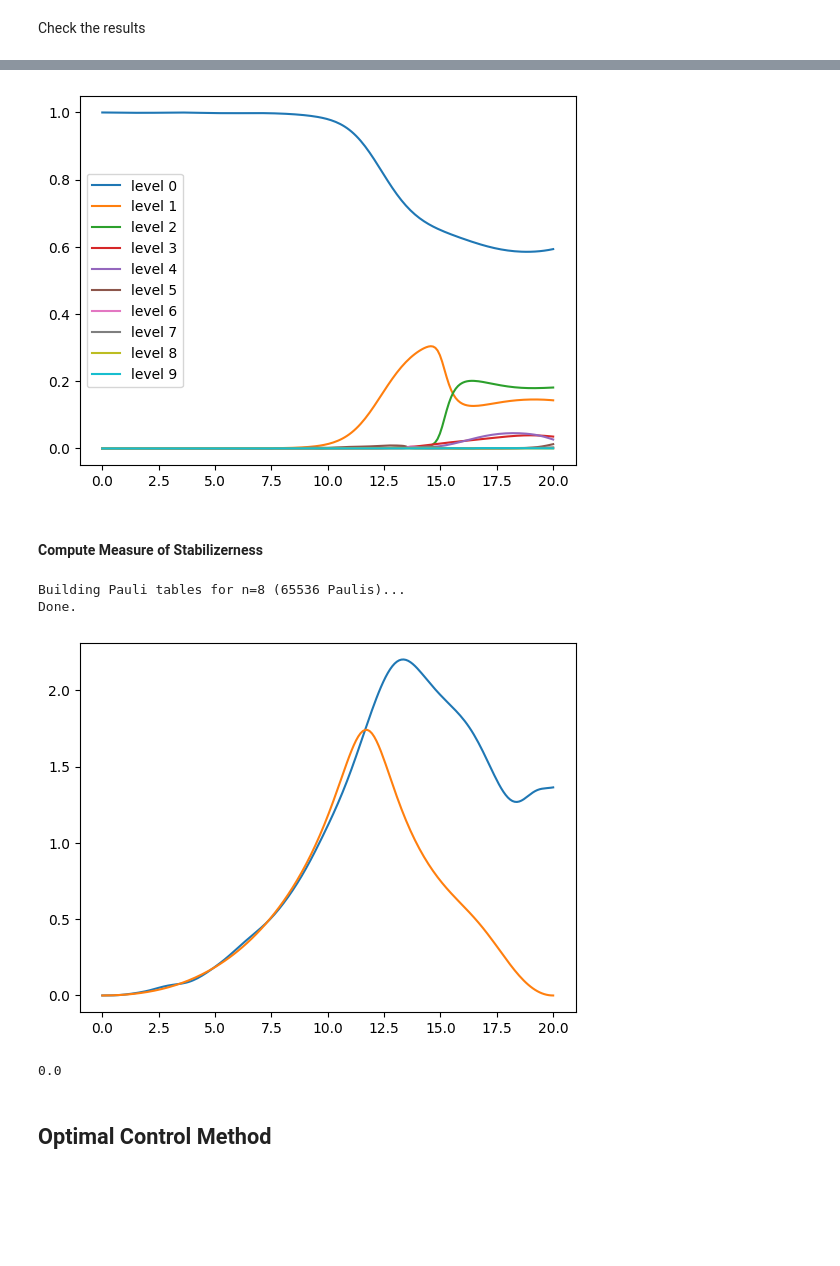
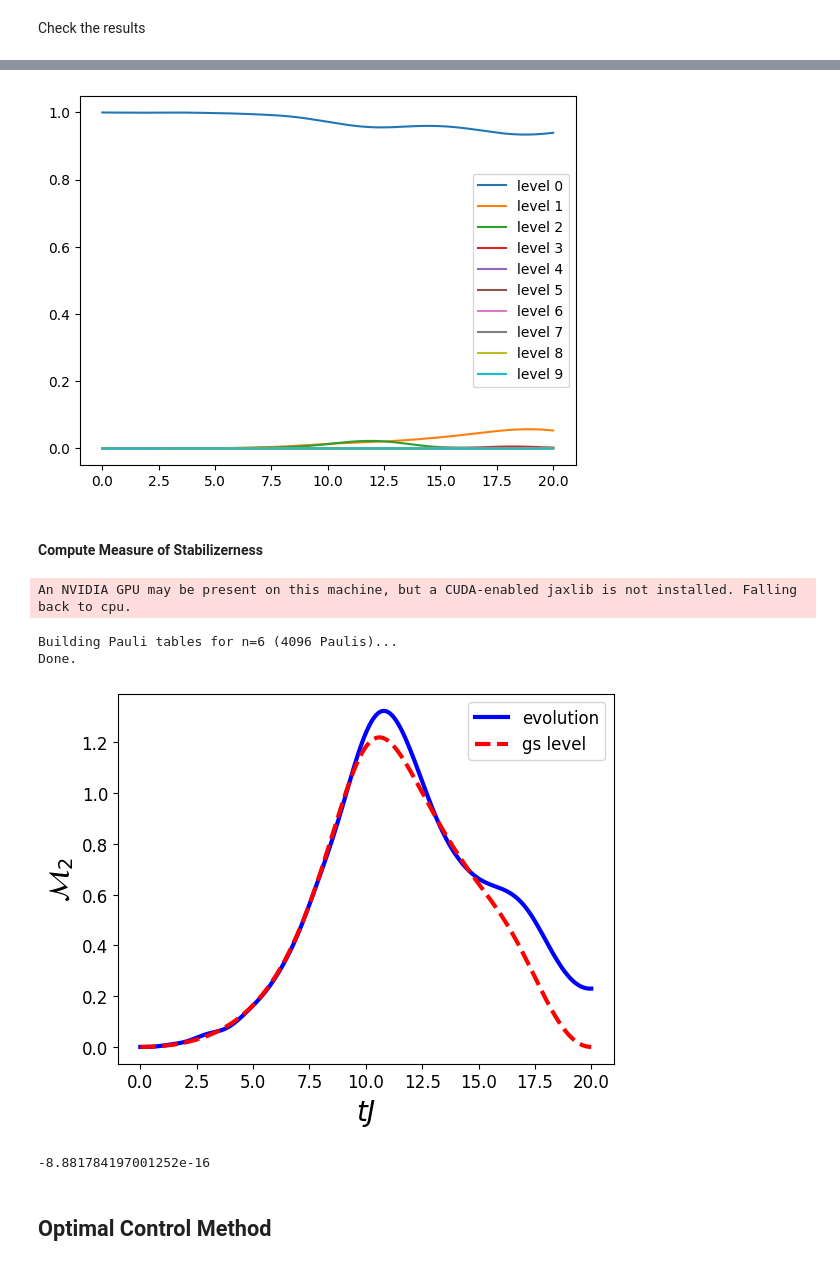
Before and after one commit to emacosta95/Magic4Annealing, a Jupyter notebook: ExploringMaxCut.ipynb, the cells around one changed output, grey strips where cells are left out. Cells and saved outputs as stored; diff of their text form; code cells hidden in the pictures; blank space fills up the shorter version.

```diff
--- a/ExploringMaxCut.ipynb
+++ b/ExploringMaxCut.ipynb
@@ -16,7 +16,7 @@ from src.utils import Sector
 #### Hyperapameters
 # %%
 #### create istances on networkx
-nqubits = 8
+nqubits = 6
 
 basis=computational_basis(nqubits)
 graph_instance = nx.random_regular_graph(d=3, n=nqubits)
@@ -147,7 +147,7 @@ for i in range(nlevels):
 plt.legend()
 plt.show()
 # %% [output]
-[figure, old version]
+[figure, new version]
 # %% [markdown]
 #### Compute Measure of Stabilizerness
 # %%
@@ -165,14 +165,19 @@ for i in trange(time_steps):
     magic.append(sre(PS.lift(state)))
     magic_gs_level.append(sre(PS.lift(eigenstates_history[i,:,0])))
 # %% [output]
-Building Pauli tables for n=8 (65536 Paulis)...
-Done.
+An NVIDIA GPU may be present on this machine, but a CUDA-enabled jaxlib is not installed. Falling back to cpu.
+Building Pauli tables for n=6 (4096 Paulis)...
+Done.
 # %%
-plt.plot(time,magic)
-plt.plot(time,magic_gs_level)
+plt.plot(time,magic,label='evolution',color='blue',linestyle='-',linewidth=3)
+plt.plot(time,magic_gs_level,label='gs level',color='red',linestyle='--',linewidth=3)
+plt.xlabel(r'$t J$',fontsize=20)
+plt.ylabel(r'$\mathcal{M}_2$',fontsize=20)
+plt.legend(fontsize=12)
+plt.tick_params(axis='both', which='major', labelsize=12)
 plt.show()
 # %% [output]
-[figure, old version]
+[figure, new version]
 # %%
 
 from curses.ascii import SP
@@ -181,7 +186,7 @@ from curses.ascii import SP
 _,eigenstates_target_hamiltonian=eigsh(target_hamiltonian_s.astype(complex), which='SA', k=4)
 print(sre(PS.lift(eigenstates_target_hamiltonian[:,0])))
 # %% [output]
-0.0
+-8.881784197001252e-16
 # %% [markdown]
 ## Optimal Control Method
 # %% [markdown]
```
Also changed, not shown: parts of 24 cells of this notebook, 2 other files.
